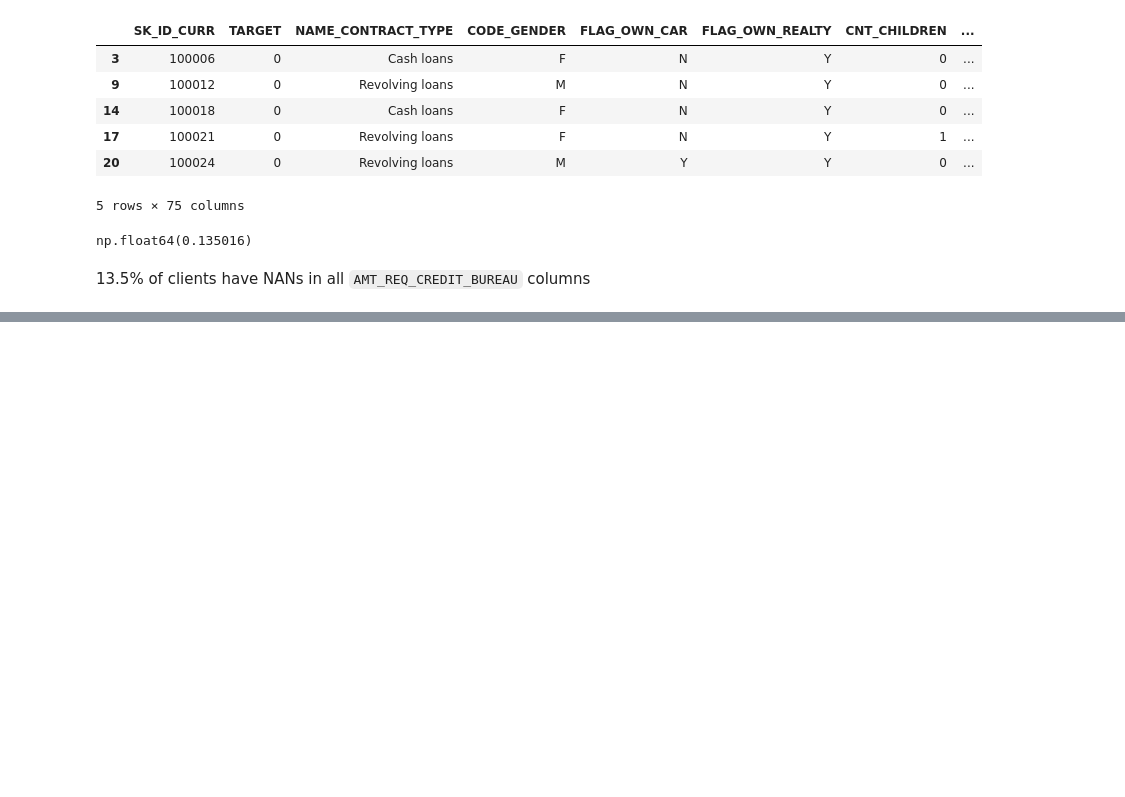
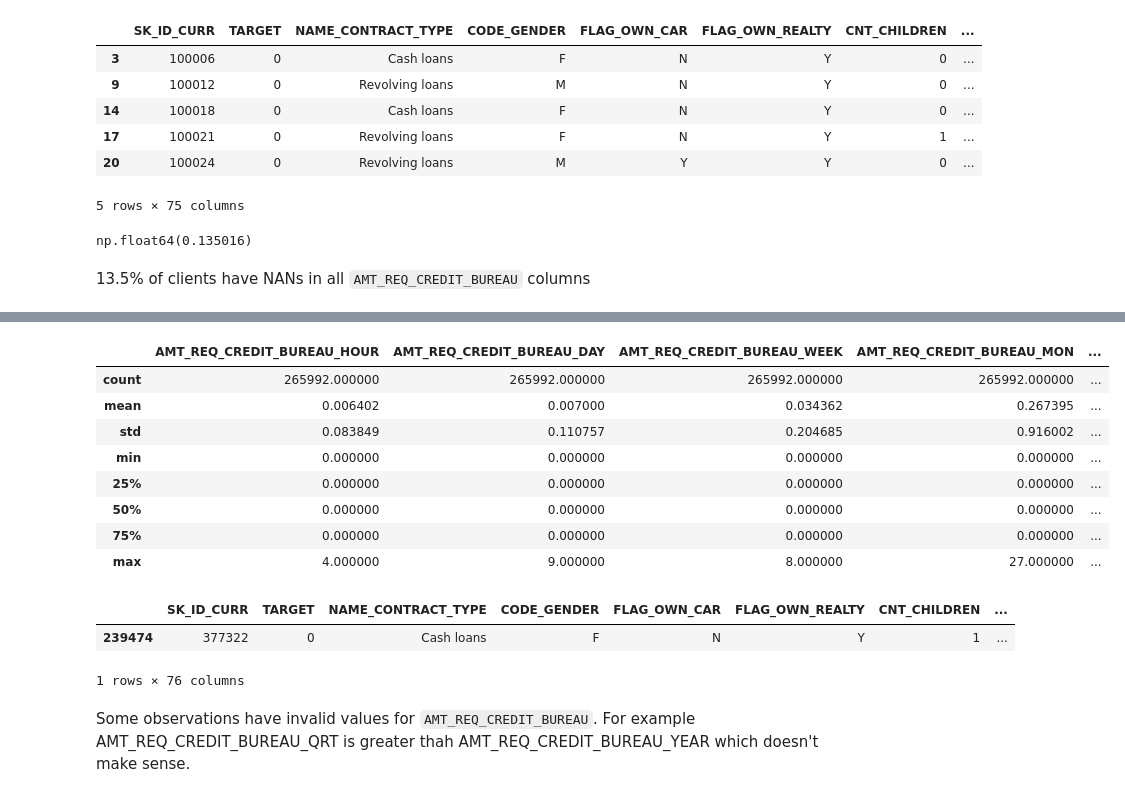
Before and after one commit to alek-ds/home-credit-default-risk-ak, a Jupyter notebook: notebooks/analysis_of_application_data.ipynb, the cells around one changed output, grey strips where cells are left out. Drawn from its saved outputs; the diff is of its cells as text; code cells hidden in the pictures; blank space fills up the shorter version.

```diff
--- a/notebooks/analysis_of_application_data.ipynb
+++ b/notebooks/analysis_of_application_data.ipynb
@@ -442,0 +480,20 @@ np.float64(0.135016)
+# %%
+app_df_2[credit_bureau_cols].describe()
+# %% [output]
+|  | AMT_REQ_CREDIT_BUREAU_HOUR | AMT_REQ_CREDIT_BUREAU_DAY | AMT_REQ_CREDIT_BUREAU_WEEK | AMT_REQ_CREDIT_BUREAU_MON | ... |
+| count | 265992.000000 | 265992.000000 | 265992.000000 | 265992.000000 | ... |
+| mean | 0.006402 | 0.007000 | 0.034362 | 0.267395 | ... |
+| std | 0.083849 | 0.110757 | 0.204685 | 0.916002 | ... |
+| min | 0.000000 | 0.000000 | 0.000000 | 0.000000 | ... |
+| 25% | 0.000000 | 0.000000 | 0.000000 | 0.000000 | ... |
+| 50% | 0.000000 | 0.000000 | 0.000000 | 0.000000 | ... |
+| 75% | 0.000000 | 0.000000 | 0.000000 | 0.000000 | ... |
+| max | 4.000000 | 9.000000 | 8.000000 | 27.000000 | ... |
+# %%
+app_df_2[app_df_2['AMT_REQ_CREDIT_BUREAU_QRT']==261.000000]
+# %% [output]
+|  | SK_ID_CURR | TARGET | NAME_CONTRACT_TYPE | CODE_GENDER | FLAG_OWN_CAR | FLAG_OWN_REALTY | CNT_CHILDREN | ... |
+| 239474 | 377322 | 0 | Cash loans | F | N | Y | 1 | ... |
+1 rows × 76 columns
+# %% [markdown]
+Some observations have invalid values for `AMT_REQ_CREDIT_BUREAU`. For example AMT_REQ_CREDIT_BUREAU_QRT is greater thah AMT_REQ_CREDIT_BUREAU_YEAR which doesn't make sense.
```
Also changed, not shown: parts of 8 cells of this notebook.
